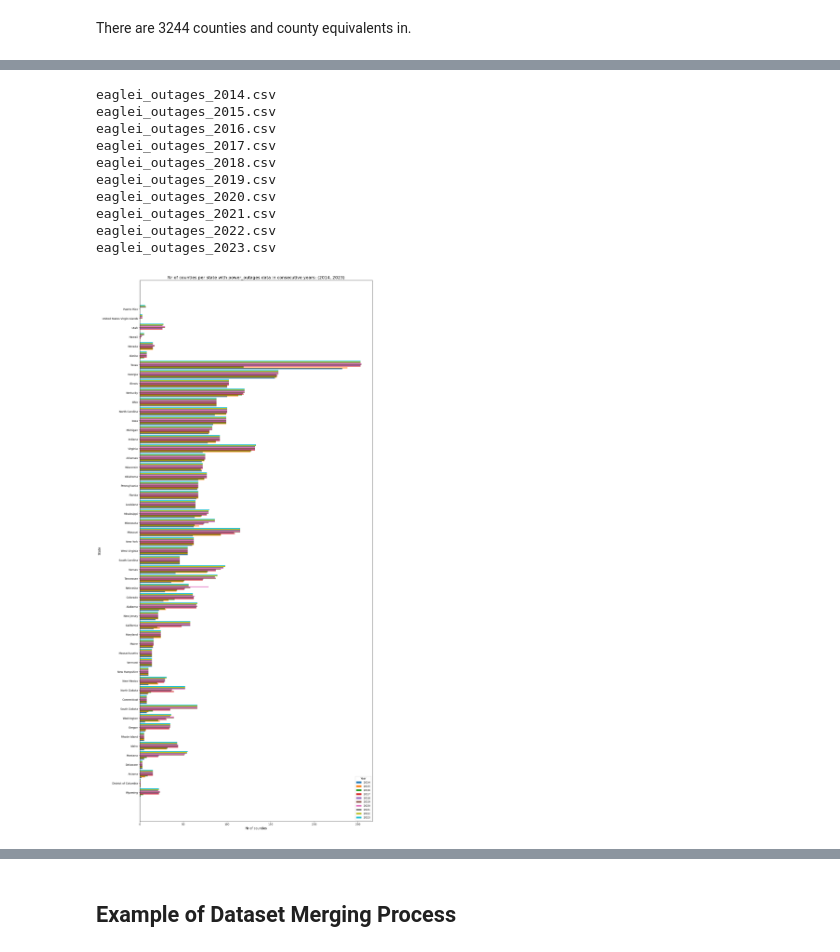
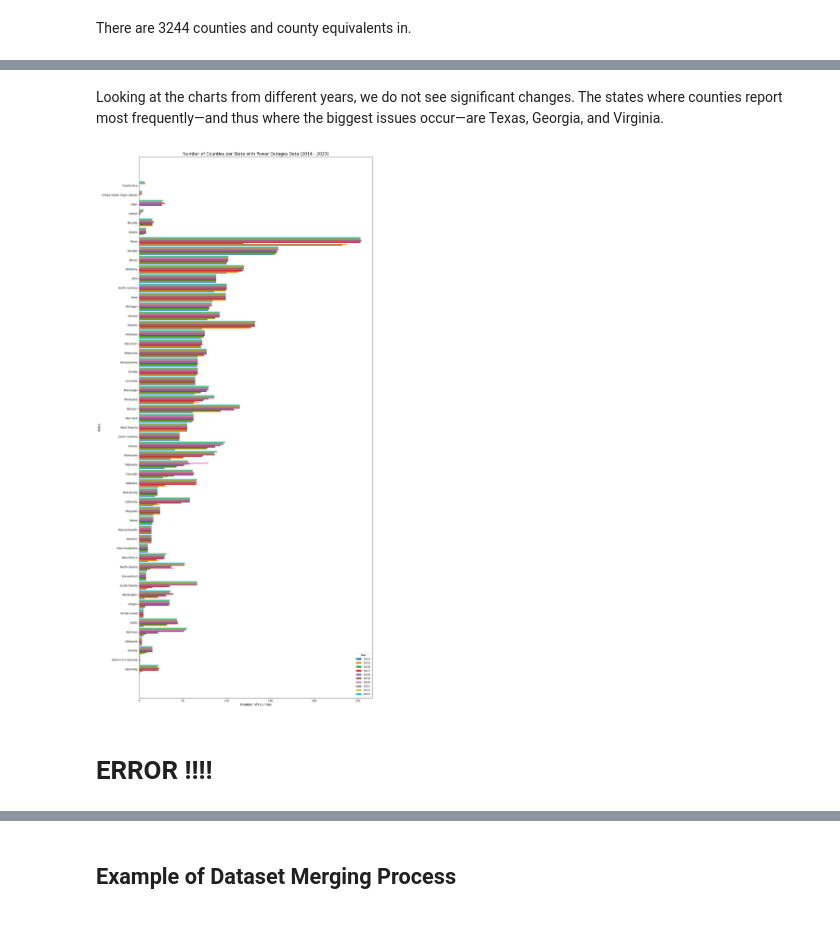
Before and after one commit to kwiatkowskaa/PowerOutage_Prediction, a Jupyter notebook: notebooks/01_data_preprocessing.ipynb, the cells around one changed output, grey strips where cells are left out. Drawn from its saved outputs; the diff is of its cells as text; code cells hidden in the pictures; blank space fills up the shorter version.

```diff
--- a/notebooks/01_data_preprocessing.ipynb
+++ b/notebooks/01_data_preprocessing.ipynb
@@ -439,14 +276,6 @@ def countyCountBarPlots(year_start, year_end):
+# %% [markdown]
+Looking at the charts from different years, we do not see significant changes. The states where counties report most frequently—and thus where the biggest issues occur—are Texas, Georgia, and Virginia.
 # %%
-countyCountBarPlots(2014,2023)
+countyCountBarPlots_v2(2014, 2023)
 # %% [output]
-eaglei_outages_2014.csv
-eaglei_outages_2015.csv
-eaglei_outages_2016.csv
-eaglei_outages_2017.csv
-eaglei_outages_2018.csv
-eaglei_outages_2019.csv
-eaglei_outages_2020.csv
-eaglei_outages_2021.csv
-eaglei_outages_2022.csv
-eaglei_outages_2023.csv
-[figure, old version]
+[figure, new version]
@@ -493,3 +282,5 @@ def missingCountyMap(years):
+# %% [markdown]
+# ERROR !!!!
 # %%
 missingCountyMap([2014, 2018, 2023])
 # %% [output]
```
Also changed, not shown: parts of 24 cells of this notebook, 2 other files.
